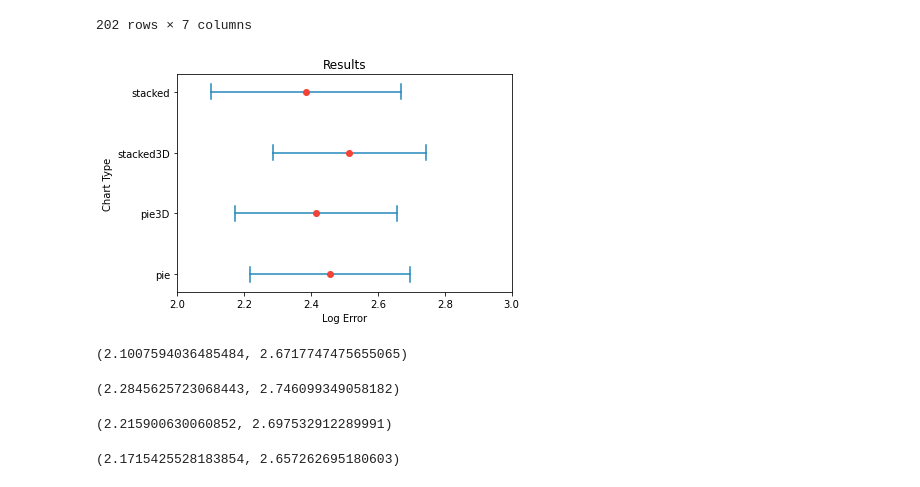
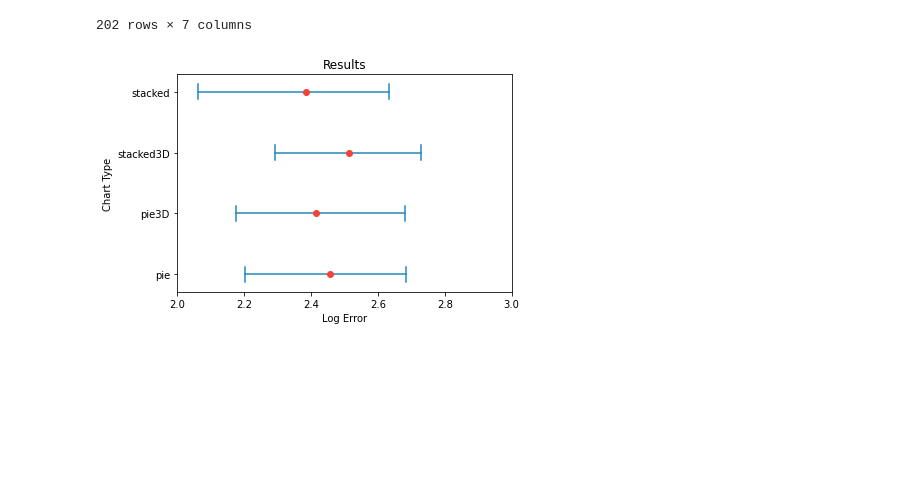
Before and after one commit to cs480x-22c/a3-Experiment, a Jupyter notebook: experiment_graph.ipynb, the cells around one changed output. Saved outputs shown, nothing was run; the diff lists cells and outputs as text; code cells hidden in the pictures; blank space fills up the shorter version.

Commit message:
Change intervals to bootstrap interval

```diff
--- a/experiment_graph.ipynb
+++ b/experiment_graph.ipynb
@@ -107,56 +107,38 @@ data_stacked = list(df_stacked['log2error'])
 # %%
 import matplotlib.pyplot as plt
 import statistics
 from math import sqrt
-
+from scipy.stats import bootstrap
 
 def plot_confidence_interval(x, values, z=1.96, color='#2187bb', horizontal_line_width=0.25):
     mean = statistics.mean(values)
     stdev = statistics.stdev(values)
-    confidence_interval = z * stdev / sqrt(len(values))
+    data = (values, )
+    res = bootstrap(data, np.mean, confidence_level=0.95, n_resamples=1000, random_state=42)
+    ci_l, ci_u = res.confidence_interval
 
     left = x - horizontal_line_width / 2
-    top = mean - confidence_interval
+    top = ci_l
     right = x + horizontal_line_width / 2
-    bottom = mean + confidence_interval
+    bottom = ci_u
     plt.plot([top, bottom],[x, x], color=color)
     plt.plot([top, top], [left, right], color=color)
     plt.plot([bottom, bottom], [left, right], color=color)
     plt.plot(mean, x, 'o', color='#f44336')
 
-    return mean, confidence_interval
+    return mean, ci_l, ci_u
 
 
 plt.yticks([1, 2, 3, 4], ['pie', 'pie3D', 'stacked3D', 'stacked'])
 
 plt.title('Results')
 plt.xlabel('Log Error')
 plt.ylabel('Chart Type')
 plt.xlim([2.0, 3.0])
 plot_confidence_interval(1, data_pie)
 plot_confidence_interval(2, data_pie3D)
 plot_confidence_interval(3, data_stacked3D)
 plot_confidence_interval(4, data_stacked)
 plt.show()
 # %% [output]
-[figure, old version]
+[figure, new version]
-# %%
-data=list(df_stacked['log2error'])
-st.t.interval(alpha=0.95, df=len(data)-1, loc=np.mean(data), scale=st.sem(data))
-# %% [output]
-(2.1007594036485484, 2.6717747475655065)
-# %%
-data=list(df_stacked3D['log2error'])
-st.t.interval(alpha=0.95, df=len(data)-1, loc=np.mean(data), scale=st.sem(data))
-# %% [output]
-(2.2845625723068443, 2.746099349058182)
-# %%
-data=list(df_pie['log2error'])
-st.t.interval(alpha=0.95, df=len(data)-1, loc=np.mean(data), scale=st.sem(data))
-# %% [output]
-(2.215900630060852, 2.697532912289991)
-# %%
-data=list(df_pie3D['log2error'])
-st.t.interval(alpha=0.95, df=len(data)-1, loc=np.mean(data), scale=st.sem(data))
-# %% [output]
-(2.1715425528183854, 2.657262695180603)
```
Also changed, not shown: 1 other file.
